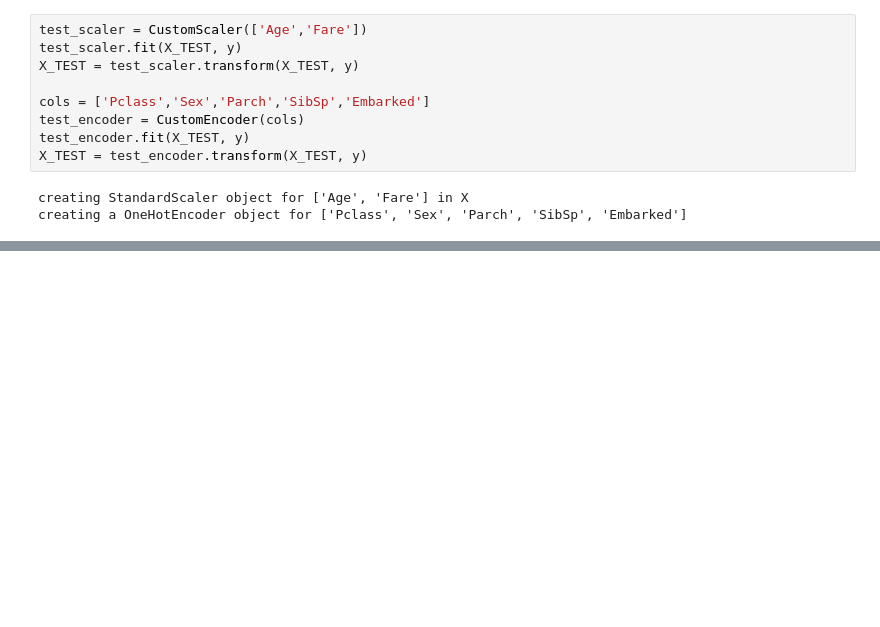
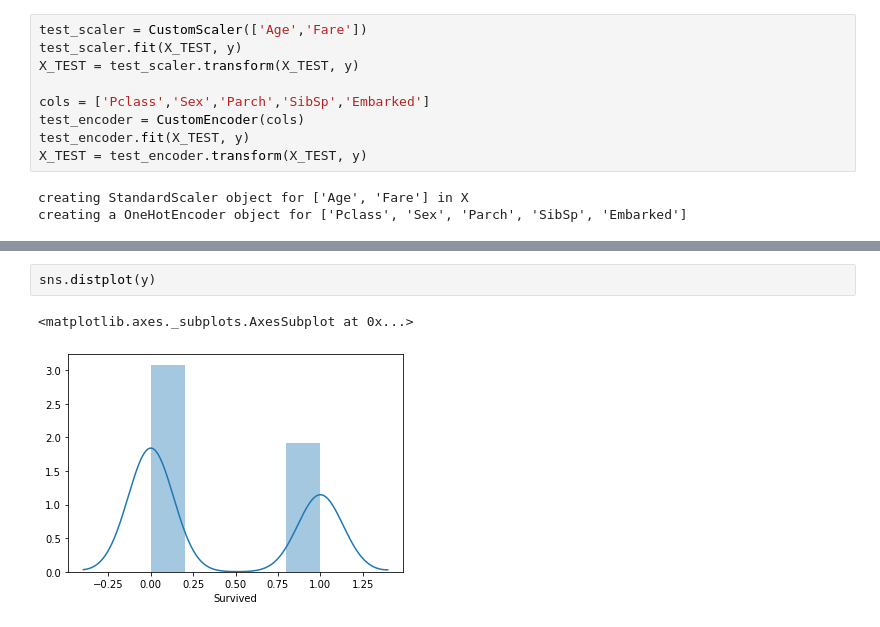
Before and after one commit to sam-thurman/titanic, a Jupyter notebook: kaggle.ipynb, the cells around one changed output, grey strips where cells are left out. Drawn from its saved outputs; the diff is of its cells as text; blank space fills up the shorter version.

```diff
--- a/kaggle.ipynb
+++ b/kaggle.ipynb
@@ -249,0 +260,5 @@ array([0, 0, 0, 0, 1, 0, 0, 0, 0, 0, 0, 0, 1, 0, 1, 1, 0, 0, 1, 0, 0, 0,
+# %%
+sns.distplot(y)
+# %% [output]
+<matplotlib.axes._subplots.AxesSubplot at 0x...>
+[figure, added]
```
Also changed, not shown: parts of 4 cells of this notebook.
